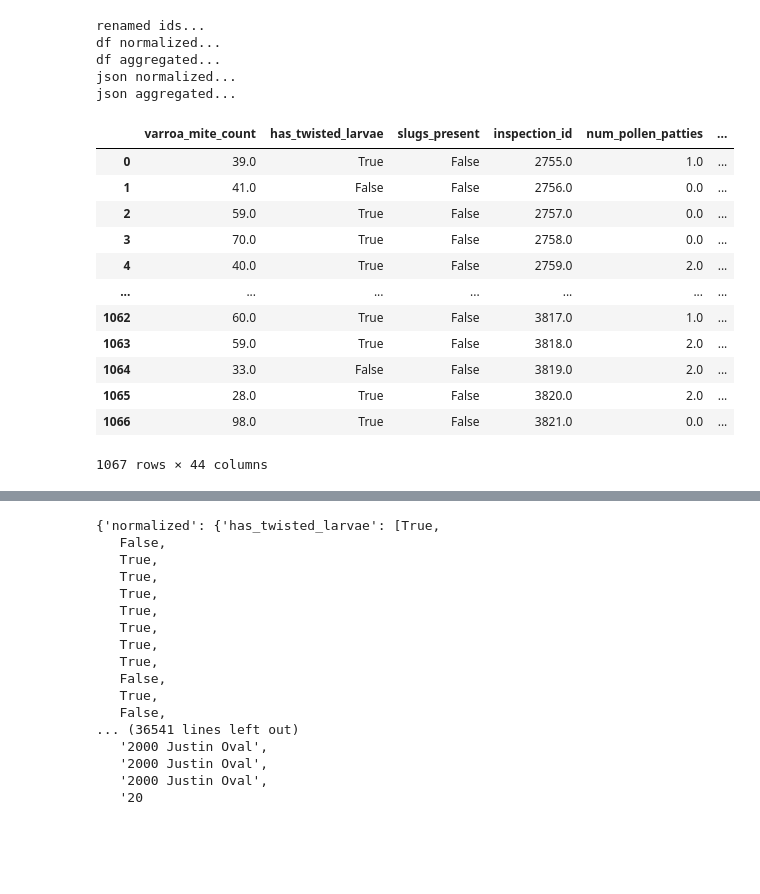
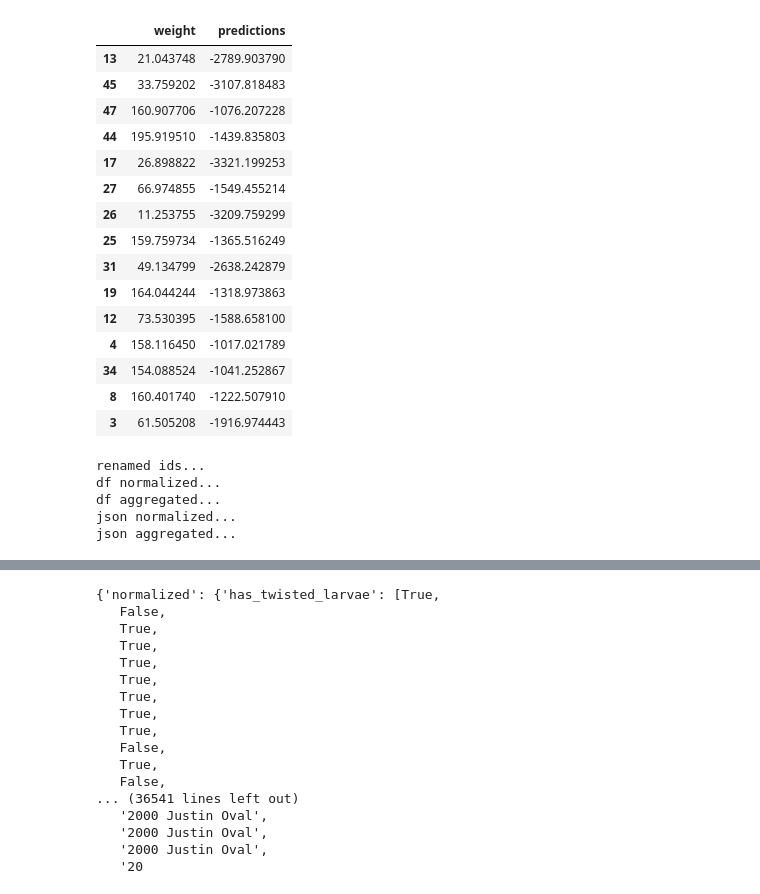
Before and after one commit to jtrapp18/hive-link, a Jupyter notebook: server/testing.ipynb, the cells around one changed output, grey strips where cells are left out. Cells and saved outputs as stored; diff of their text form; code cells hidden in the pictures; blank space fills up the shorter version.

Commit message:
testing and debugging experience study

```diff
--- a/server/testing.ipynb
+++ b/server/testing.ipynb
@@ -48,0 +11,12 @@ def aggregate_data(df_normalized):
+# %%
+hives_mod = dclean.rename_ids(hives)
+df_normalized = dclean.normalize_data(hives_mod)
+df_aggregated = dclean.aggregate_data(df_normalized)
+# %%
+import uuid
+aggregated_data=df_aggregated
+explanatory_variables=pull_explanatory_variables(df_aggregated)
+
+joblib_loc = f'fate_study_{uuid.uuid4().hex}.joblib'
+
+model, test_results = create_model(aggregated_data, explanatory_variables, joblib_loc)
@@ -48,0 +26,19 @@ def aggregate_data(df_normalized):
+# %%
+test_results[['weight', 'predictions']]
+# %% [output]
+|  | weight | predictions |
+| 13 | 21.043748 | -2789.903790 |
+| 45 | 33.759202 | -3107.818483 |
+| 47 | 160.907706 | -1076.207228 |
+| 44 | 195.919510 | -1439.835803 |
+| 17 | 26.898822 | -3321.199253 |
+| 27 | 66.974855 | -1549.455214 |
+| 26 | 11.253755 | -3209.759299 |
+| 25 | 159.759734 | -1365.516249 |
+| 31 | 49.134799 | -2638.242879 |
+| 19 | 164.044244 | -1318.973863 |
+| 12 | 73.530395 | -1588.658100 |
+| 4 | 158.116450 | -1017.021789 |
+| 34 | 154.088524 | -1041.252867 |
+| 8 | 160.401740 | -1222.507910 |
+| 3 | 61.505208 | -1916.974443 |
@@ -78,16 +70,0 @@ def binarize_data(data):
-# %%
-binarize_data(df_normalized)
-# %% [output]
-|  | varroa_mite_count | has_twisted_larvae | slugs_present | inspection_id | num_pollen_patties | ... |
-| 0 | 39.0 | True | False | 2755.0 | 1.0 | ... |
-| 1 | 41.0 | False | False | 2756.0 | 0.0 | ... |
-| 2 | 59.0 | True | False | 2757.0 | 0.0 | ... |
-| 3 | 70.0 | True | False | 2758.0 | 0.0 | ... |
-| 4 | 40.0 | True | False | 2759.0 | 2.0 | ... |
-| ... | ... | ... | ... | ... | ... | ... |
-| 1062 | 60.0 | True | False | 3817.0 | 1.0 | ... |
-| 1063 | 59.0 | True | False | 3818.0 | 2.0 | ... |
-| 1064 | 33.0 | False | False | 3819.0 | 2.0 | ... |
-| 1065 | 28.0 | True | False | 3820.0 | 2.0 | ... |
-| 1066 | 98.0 | True | False | 3821.0 | 0.0 | ... |
-1067 rows × 44 columns
```
Also changed, not shown: parts of 9 cells of this notebook, 6 other files.
